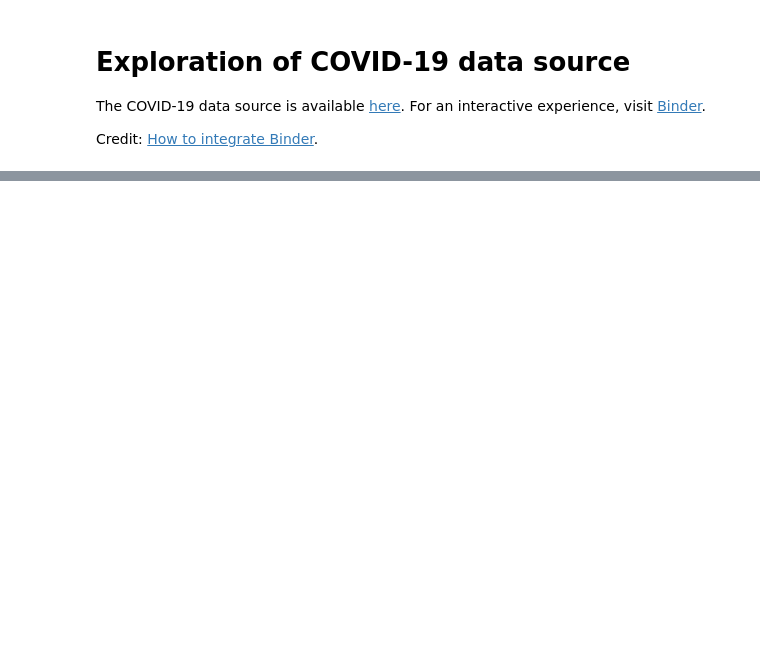
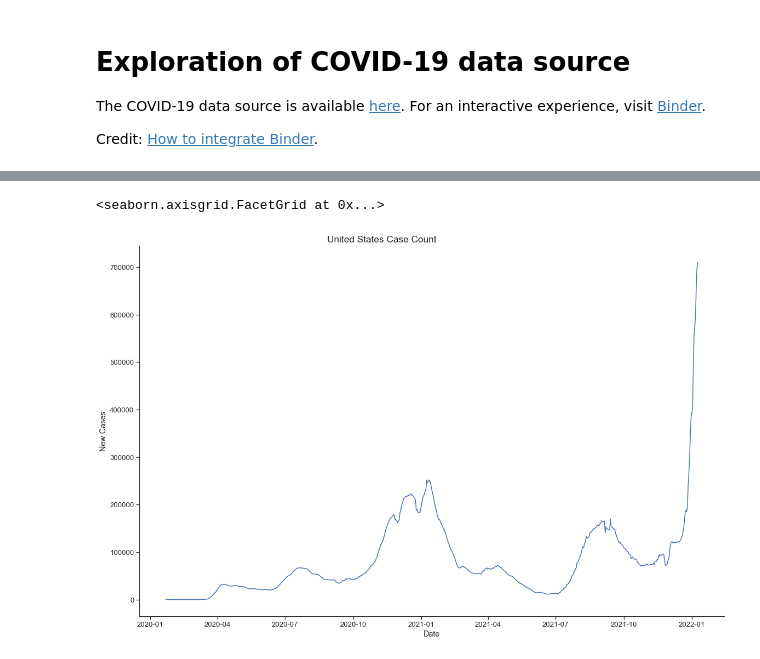
Before and after one commit to jitrapon/mads-milestone-i, a Jupyter notebook: exploration.ipynb, the cells around one changed output, grey strips where cells are left out. Drawn from its saved outputs; the diff is of its cells as text; code cells hidden in the pictures; blank space fills up the shorter version.

```diff
--- a/exploration.ipynb
+++ b/exploration.ipynb
@@ -271,0 +13,4 @@ visualize_combined(merged, 'Merged')
+# %%
+# read in the covid data
+covid = pd.read_csv('data/owid-covid-data.csv')
+covid.head()
@@ -271,0 +147,19 @@ visualize_combined(merged, 'Merged')
+# %%
+def filter_country_cases(df: DataFrame, country: str) -> DataFrame:
+    """
+    Filters the columns for cases by the specified country.
+    :param df: The original covid dataframe
+    :param country: The country to filter
+    :return: The new filtered dataframe
+    """
+    country_df = df[df['location'] == country]
+    country_df['date'] = pd.to_datetime(country_df['date'])
+    country_df.fillna(0, inplace=True)
+    return country_df[
+        ['date', 'total_cases', 'new_cases', 'new_cases_smoothed', 'total_cases_per_million', 'new_cases_per_million',
+         'new_cases_smoothed_per_million', 'positive_rate']]
+# %%
+covid_case_us = filter_country_cases(covid, 'United States')
+covid_case_th = filter_country_cases(covid, 'Thailand')
+covid_case_kor = filter_country_cases(covid, 'South Korea')
+covid_case_us.tail(5)
@@ -271,0 +182,14 @@ visualize_combined(merged, 'Merged')
+# %%
+def plot_cases(df: DataFrame, title, y_label='New Cases', x_label='Date', width=20, height=11) -> FacetGrid:
+    ax = sns.relplot(x="date", y="new_cases_smoothed", kind='line', data=df)
+    ax.fig.set_figwidth(width)
+    ax.fig.set_figheight(height)
+    ax.fig.suptitle(title)
+    ax.set_ylabels(y_label)
+    ax.set_xlabels(x_label)
+    return ax
+# %%
+plot_cases(covid_case_us, 'United States Case Count')
+# %% [output]
+<seaborn.axisgrid.FacetGrid at 0x...>
+[figure, added]
```
Also changed, not shown: parts of 59 cells of this notebook.
